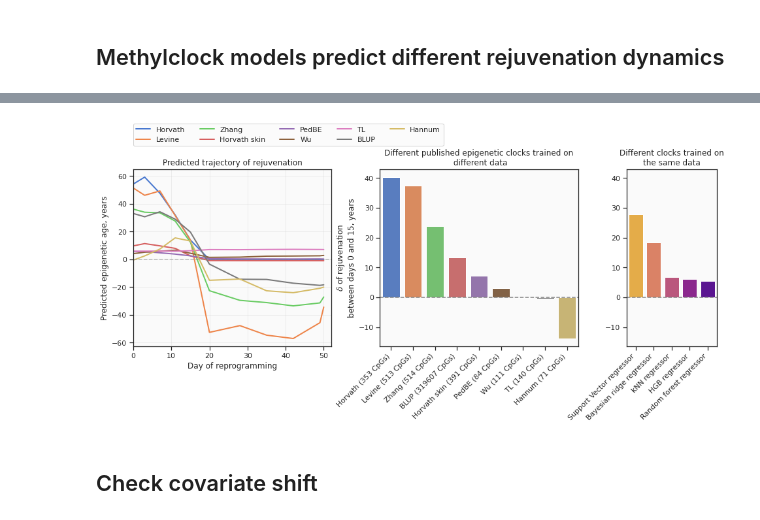
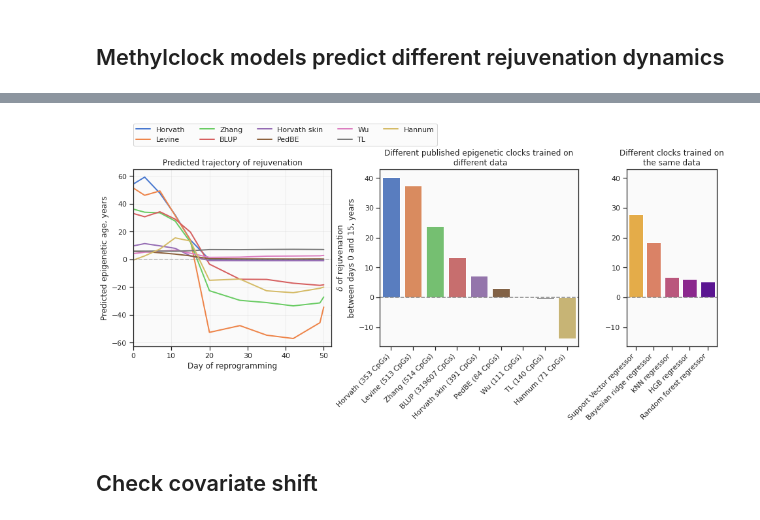
Before and after one commit to ComputationalAgingLab/reprogramming_ood, a Jupyter notebook: invitro_reprog_analysis.ipynb, the cells around one changed output, grey strips where cells are left out. Saved outputs shown, nothing was run; the diff lists cells and outputs as text; code cells hidden in the pictures.

```diff
--- a/invitro_reprog_analysis.ipynb
+++ b/invitro_reprog_analysis.ipynb
@@ -193,38 +193,38 @@ axes[1].set_xticklabels(axes[1].get_xticklabels(), rotation=45, ha='right')
 
 
 #ax0
-for clri, c in zip(color_iters, groupr.columns):
+for clri, c in zip(color_iters, delta_rep['clock']):
     ctext = c.split('(')[0][:-1]
     axes[0].plot(groupr.index, groupr[c], label=ctext, lw=2, color=clri)
 axes[0].legend(loc=[0.0, 1.13], ncol=5)
 axes[0].grid(alpha=0.3)
 axes[0].axhline(0, ls='--', alpha=0.5, color='grey')
 axes[0].set_xlim([0, 52])
 axes[0].set_xlabel('Day of reprogramming')
 axes[0].set_ylabel('Predicted epigenetic age, years')
 axes[0].set_title('Predicted trajectory of rejuvenation')
 
 
 #ax2
 delta_rep2 = groupr2.loc[0] - groupr2.loc[15]
 delta_rep2 = delta_rep2.sort_values(ascending=False).to_frame().reset_index()
 delta_rep2.columns = ['clock', 'delta']
 
 sns.barplot(data=delta_rep2, y='delta', x='clock', orient='v', ax=axes[2], palette='plasma_r')
 axes[2].annotate('Trained on \nHannum\'s blood \ndataset 71 CpGs', xy=(0, 85))
 axes[2].set_xticklabels(axes[2].get_xticklabels(), rotation=45, ha='right')
 axes[2].set_xlabel('')
 axes[2].set_ylabel('')
 axes[2].set_title('Different clocks trained on\nthe same data')
 axes[2].axhline(0, color='grey', ls='--')
 axes[2].set_ylim(axes[1].get_ylim())
 # axes[2].set_yticklabels([])
 
 plt.subplots_adjust(wspace=0.3)
 plt.savefig('figs/A2_main_rep1.pdf', format='pdf', bbox_inches='tight')
 plt.show()
 # %% [output]
-[figure, old version]
+[figure, new version]
 # %% [markdown]
 ## Check covariate shift
 # %%
```
Also changed, not shown: parts of 3 cells of this notebook, 2 other files.
